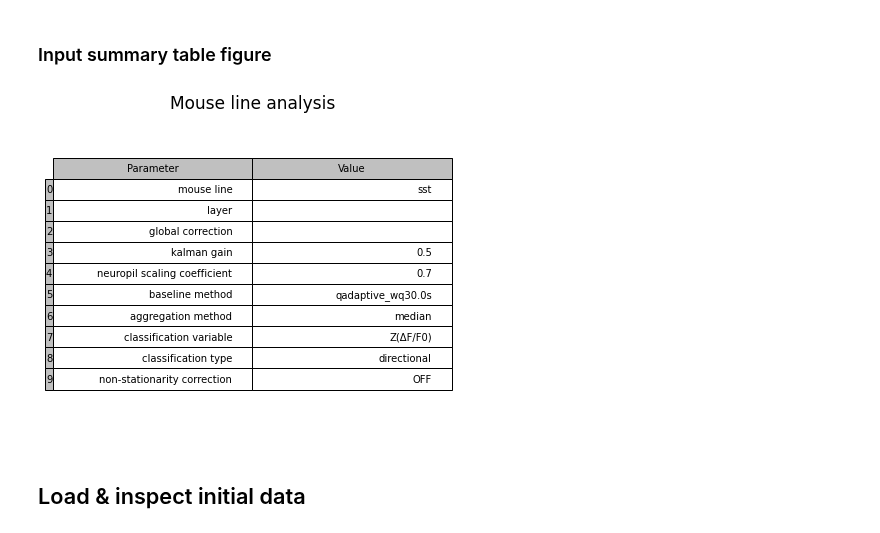
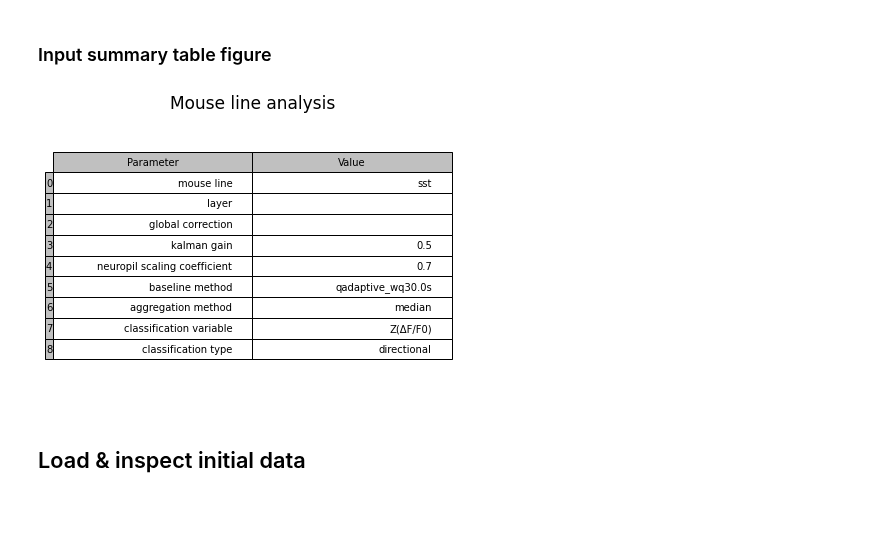
Before and after one commit to shohamlab/usnm2p, a Jupyter notebook: mouseline_analysis.ipynb, the cells around one changed output. Drawn from its saved outputs; the diff is of its cells as text; code cells hidden in the pictures.

```diff
--- a/mouseline_analysis.ipynb
+++ b/mouseline_analysis.ipynb
@@ -101,18 +99,17 @@ logger.info(s)
 # %%
 figs['dataset_info'] = plot_table({
     'mouse line': mouseline,
     'layer': layer,
     'global correction': global_correction,
     'kalman gain': kalman_gain,
     'neuropil scaling coefficient': neuropil_scaling_coeff,
     'baseline method': baseline_id,
     'aggregation method': trial_aggfunc.__name__,
     'classification variable': ykey_classification,
     'classification type': f"{'' if directional else 'non '}directional",
-    'non-stationarity correction': 'ON' if do_nonstat_correct else 'OFF',
     }, title='Mouse line analysis', aspect=1.5)
 # %% [output]
-[figure, old version]
+[figure, new version]
 # %% [markdown]
 ## Load & inspect initial data
 # %% [markdown]
```
Also changed, not shown: parts of 3 cells of this notebook, 2 other files.
